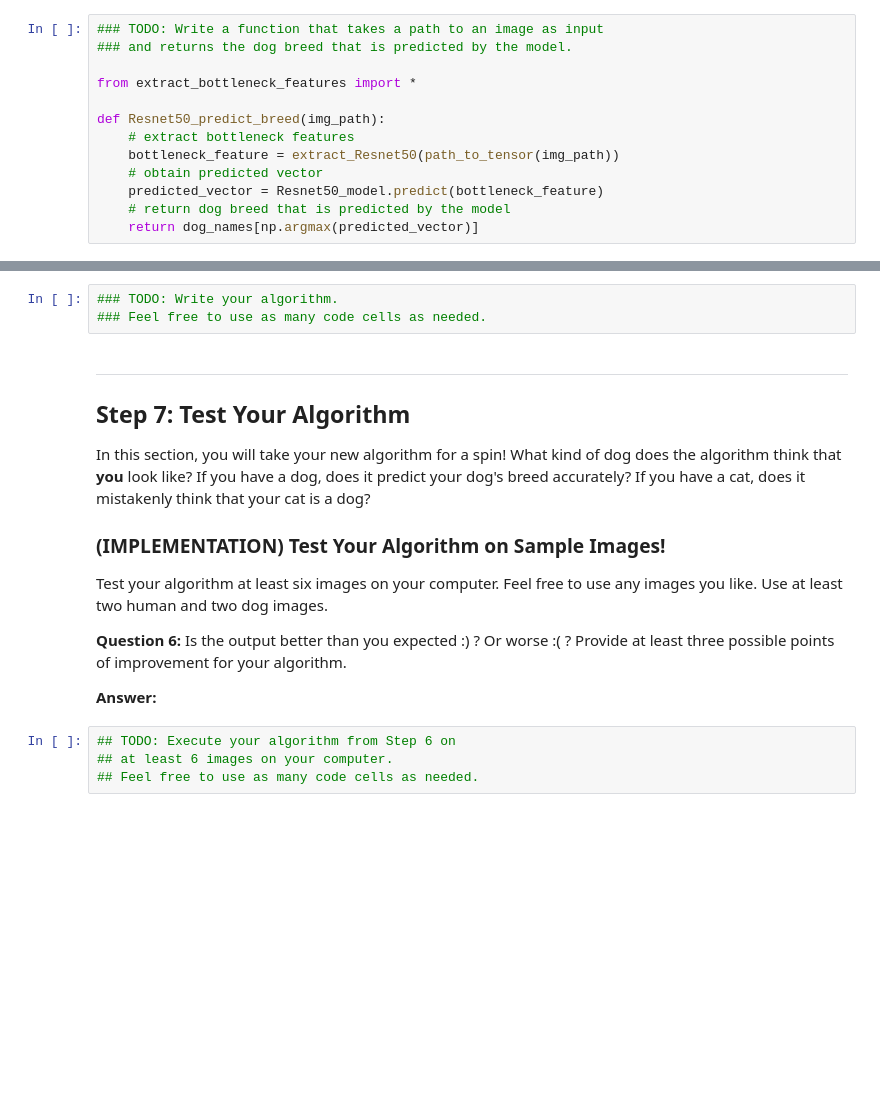
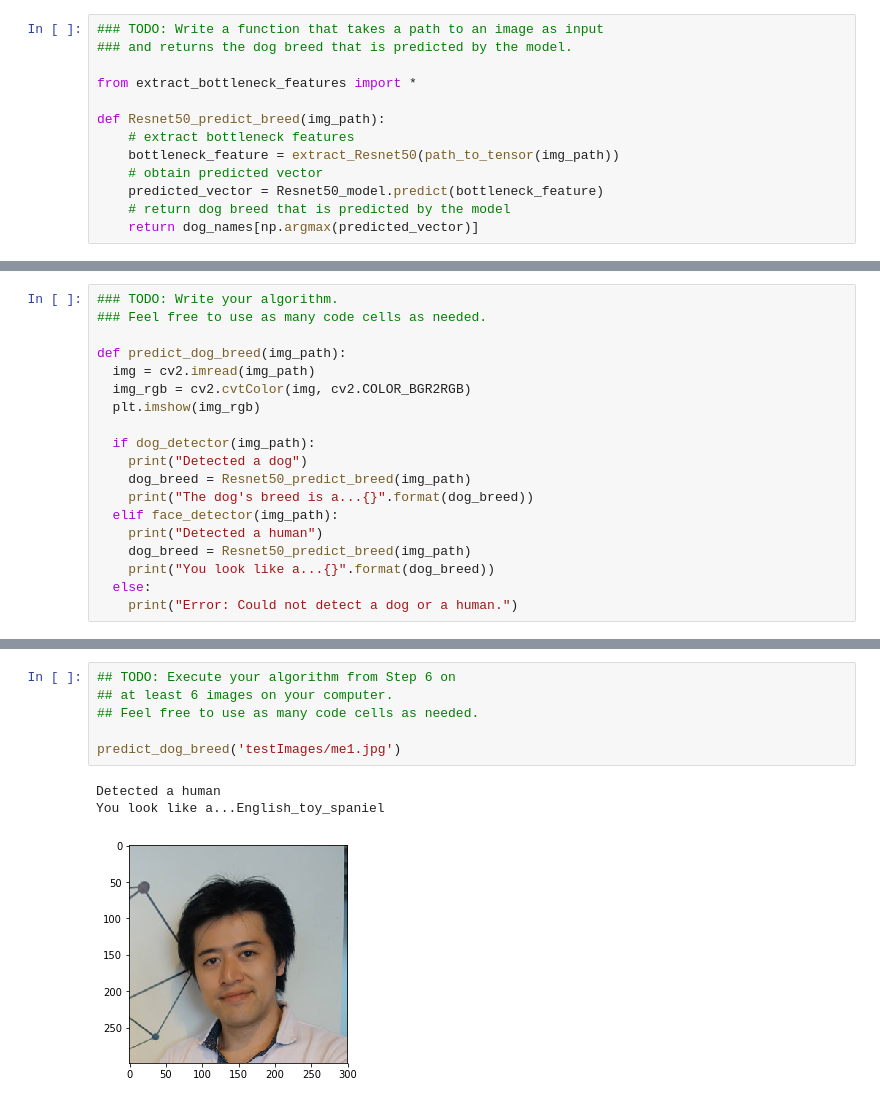
Before and after one commit to takp/machine-learning-nanodegree, a Jupyter notebook: dog-project/dog_app.ipynb, the cells around one changed output, grey strips where cells are left out. Drawn from its saved outputs; the diff is of its cells as text; blank space fills up the shorter version.

Commit message:
dog-project: Test my algorithm with sample images

```diff
--- a/dog-project/dog_app.ipynb
+++ b/dog-project/dog_app.ipynb
@@ -756,3 +755,22 @@ Some sample output for our algorithm is provided below, but feel free to design
 
 
 ### (IMPLEMENTATION) Write your Algorithm
+# %%
+### TODO: Write your algorithm.
+### Feel free to use as many code cells as needed.
+
+def predict_dog_breed(img_path):
+  img = cv2.imread(img_path)
+  img_rgb = cv2.cvtColor(img, cv2.COLOR_BGR2RGB)
+  plt.imshow(img_rgb)
+
+  if dog_detector(img_path):
+    print("Detected a dog")
+    dog_breed = Resnet50_predict_breed(img_path)
+    print("The dog's breed is a...{}".format(dog_breed))
+  elif face_detector(img_path):
+    print("Detected a human")
+    dog_breed = Resnet50_predict_breed(img_path)
+    print("You look like a...{}".format(dog_breed))
+  else:
+    print("Error: Could not detect a dog or a human.")
@@ -759,21 +808,10 @@ Some sample output for our algorithm is provided below, but feel free to design
 # %%
-### TODO: Write your algorithm.
-### Feel free to use as many code cells as needed.
+## TODO: Execute your algorithm from Step 6 on
+## at least 6 images on your computer.
+## Feel free to use as many code cells as needed.
+
+predict_dog_breed('testImages/me1.jpg')
+# %% [output]
+Detected a human
+You look like a...English_toy_spaniel
+[figure, added]
-# %% [markdown]
----
-<a id='step7'></a>
-## Step 7: Test Your Algorithm
-
-In this section, you will take your new algorithm for a spin!  What kind of dog does the algorithm think that __you__ look like?  If you have a dog, does it predict your dog's breed accurately?  If you have a cat, does it mistakenly think that your cat is a dog?
-
-### (IMPLEMENTATION) Test Your Algorithm on Sample Images!
-
-Test your algorithm at least six images on your computer.  Feel free to use any images you like.  Use at least two human and two dog images.
-
-__Question 6:__ Is the output better than you expected :) ?  Or worse :( ?  Provide at least three possible points of improvement for your algorithm.
-
-__Answer:__
-# %%
-## TODO: Execute your algorithm from Step 6 on
-## at least 6 images on your computer.
-## Feel free to use as many code cells as needed.
```
Also changed, not shown: parts of 12 cells of this notebook, 6 other files.
